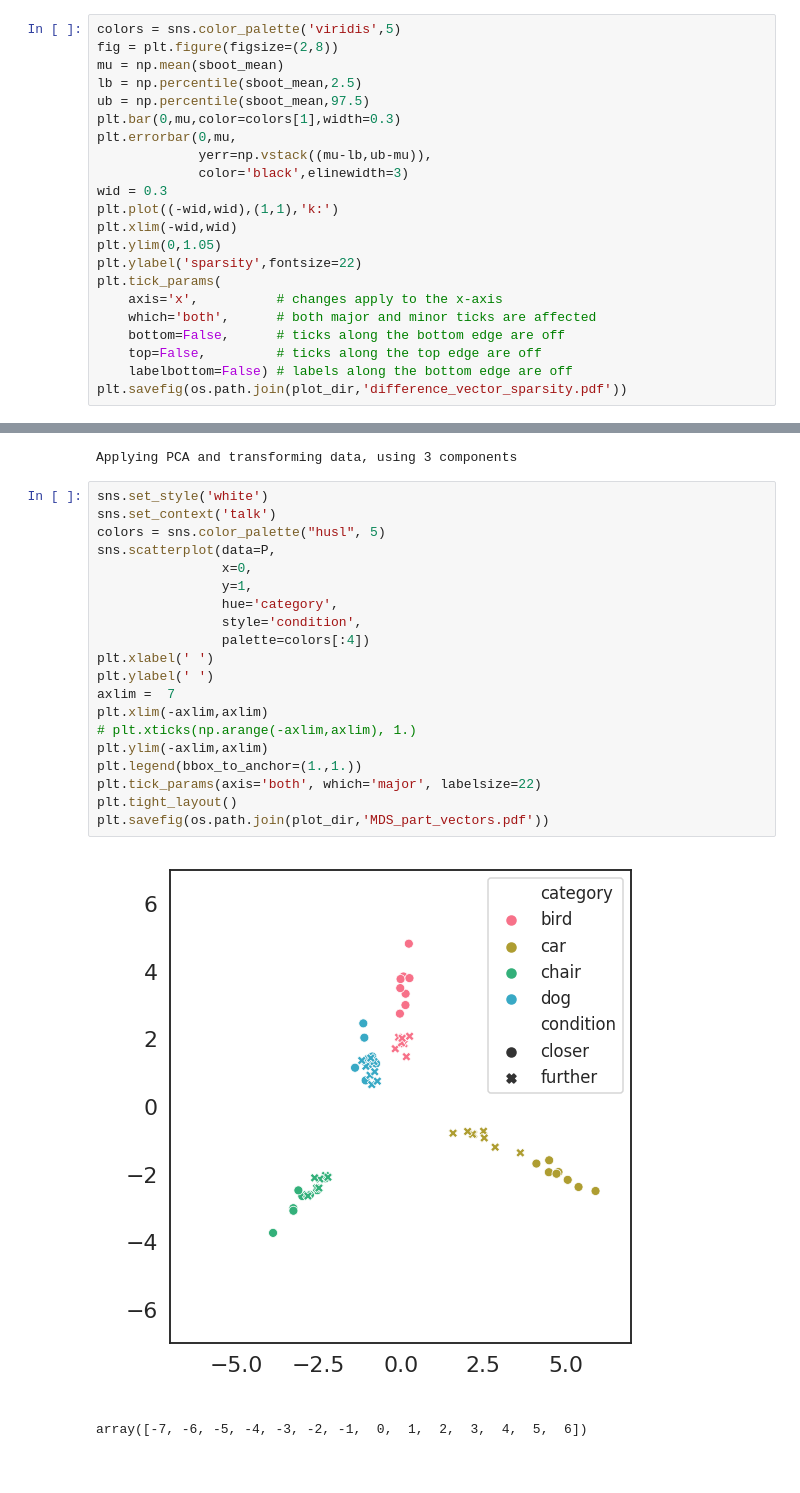
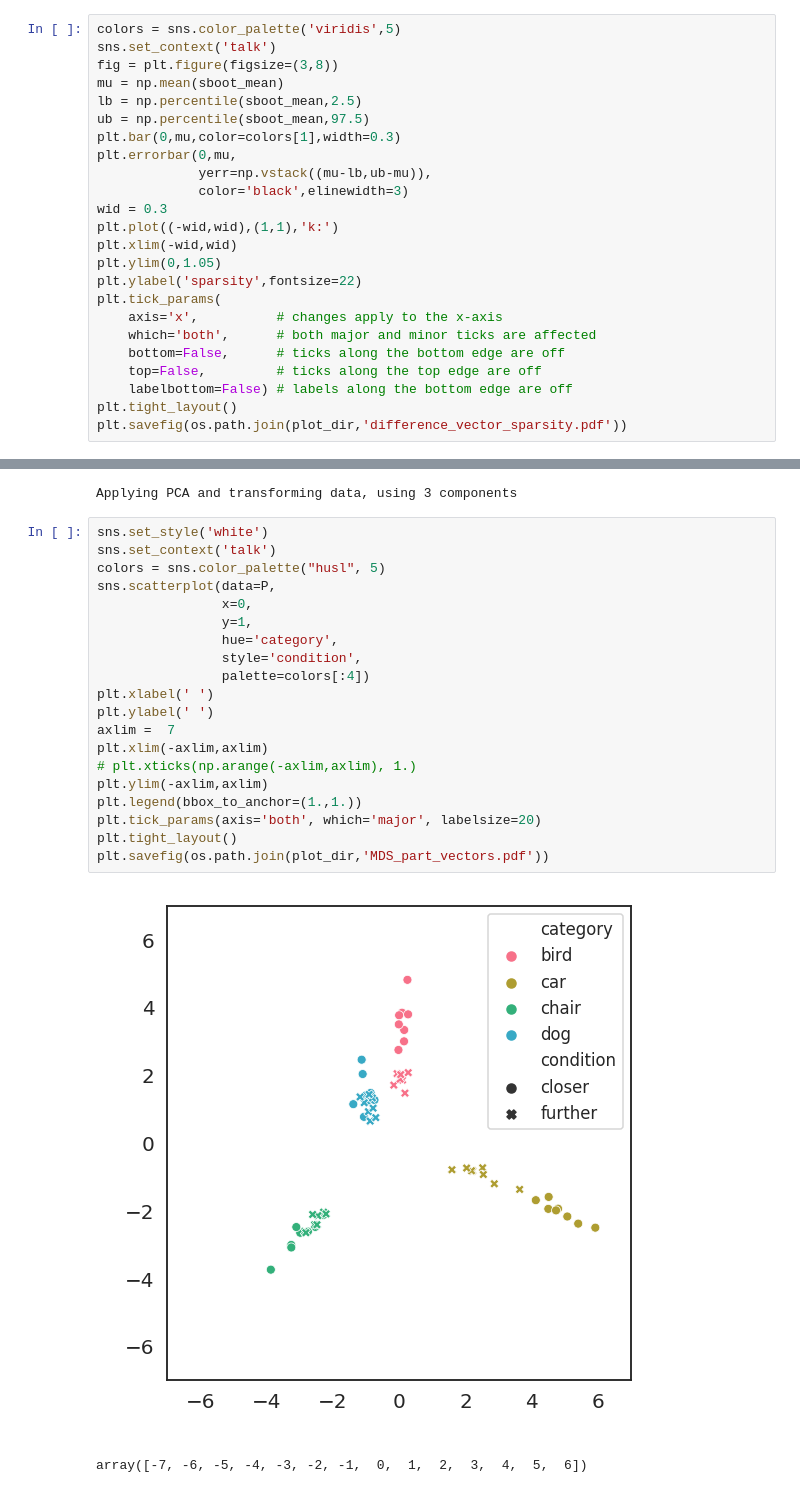
Before and after one commit to cogtoolslab/semantic_parts, a Jupyter notebook: analysis/jefan/semantic_parts_feature_analysis.ipynb, the cells around one changed output, grey strips where cells are left out. Drawn from its saved outputs; the diff is of its cells as text.

```diff
--- a/analysis/jefan/semantic_parts_feature_analysis.ipynb
+++ b/analysis/jefan/semantic_parts_feature_analysis.ipynb
@@ -522,7 +522,8 @@ Sboot = pd.DataFrame(sboot_mean)
 Sboot.columns=['sparsity']
 # %%
 colors = sns.color_palette('viridis',5)
-fig = plt.figure(figsize=(2,8))
+sns.set_context('talk')
+fig = plt.figure(figsize=(3,8))
 mu = np.mean(sboot_mean)
 lb = np.percentile(sboot_mean,2.5)
 ub = np.percentile(sboot_mean,97.5)
@@ -541,5 +542,6 @@ plt.tick_params(
     bottom=False,      # ticks along the bottom edge are off
     top=False,         # ticks along the top edge are off
     labelbottom=False) # labels along the bottom edge are off
+plt.tight_layout()
 plt.savefig(os.path.join(plot_dir,'difference_vector_sparsity.pdf'))
 # %% [output]
@@ -825,25 +827,25 @@ Applying PCA and transforming data, using 3 components
 # %%
 sns.set_style('white')
 sns.set_context('talk')
 colors = sns.color_palette("husl", 5)
 sns.scatterplot(data=P,
                 x=0,
                 y=1,
                 hue='category',
                 style='condition',
                 palette=colors[:4])
 plt.xlabel(' ')
 plt.ylabel(' ')
 axlim =  7
 plt.xlim(-axlim,axlim)
 # plt.xticks(np.arange(-axlim,axlim), 1.)
 plt.ylim(-axlim,axlim)
 plt.legend(bbox_to_anchor=(1.,1.))
-plt.tick_params(axis='both', which='major', labelsize=22)
+plt.tick_params(axis='both', which='major', labelsize=20)
 plt.tight_layout()
 plt.savefig(os.path.join(plot_dir,'MDS_part_vectors.pdf'))
 # %% [output]
-[figure, old version]
+[figure, new version]
 # %%
 # %% [output]
 array([-7, -6, -5, -4, -3, -2, -1,  0,  1,  2,  3,  4,  5,  6])
```
Also changed, not shown: parts of 1 cell of this notebook, 1 other file.
